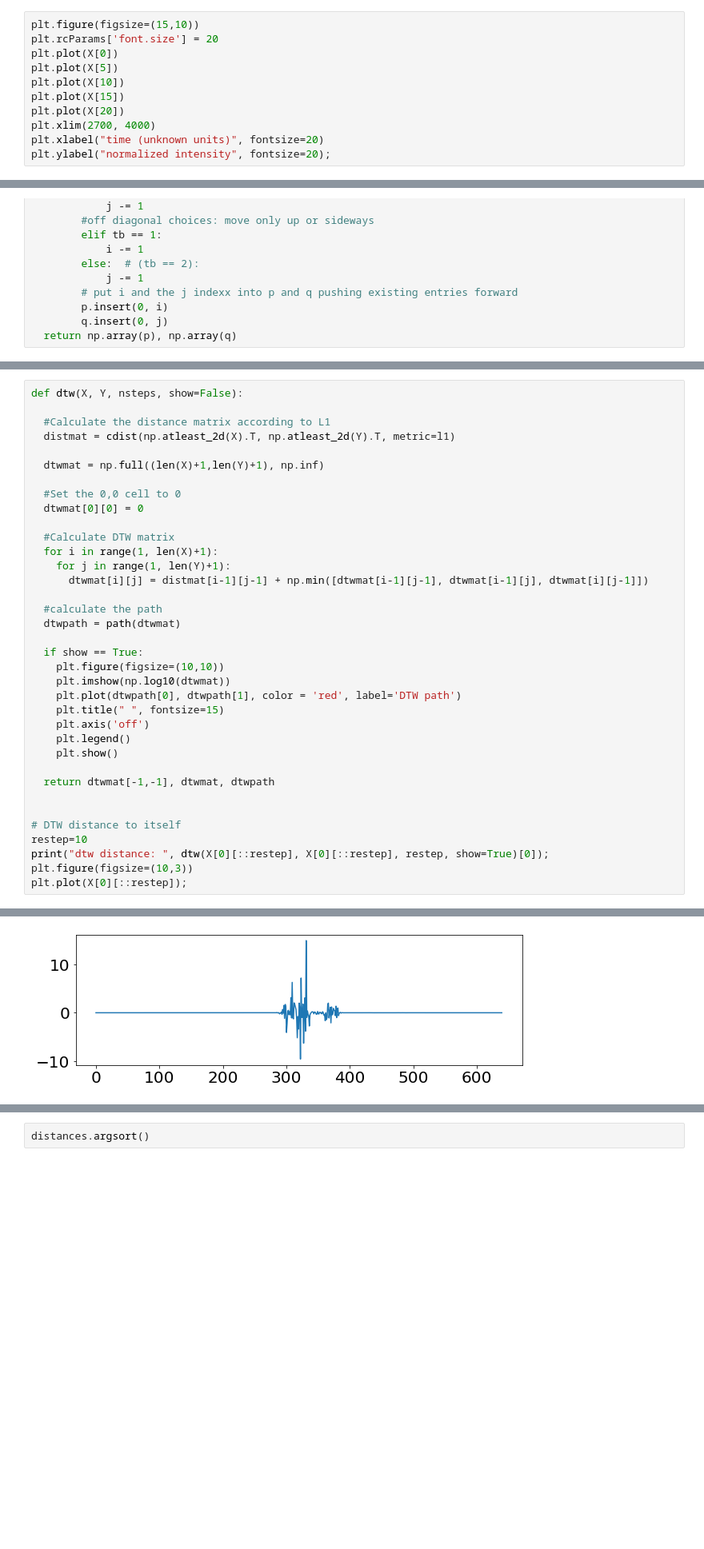
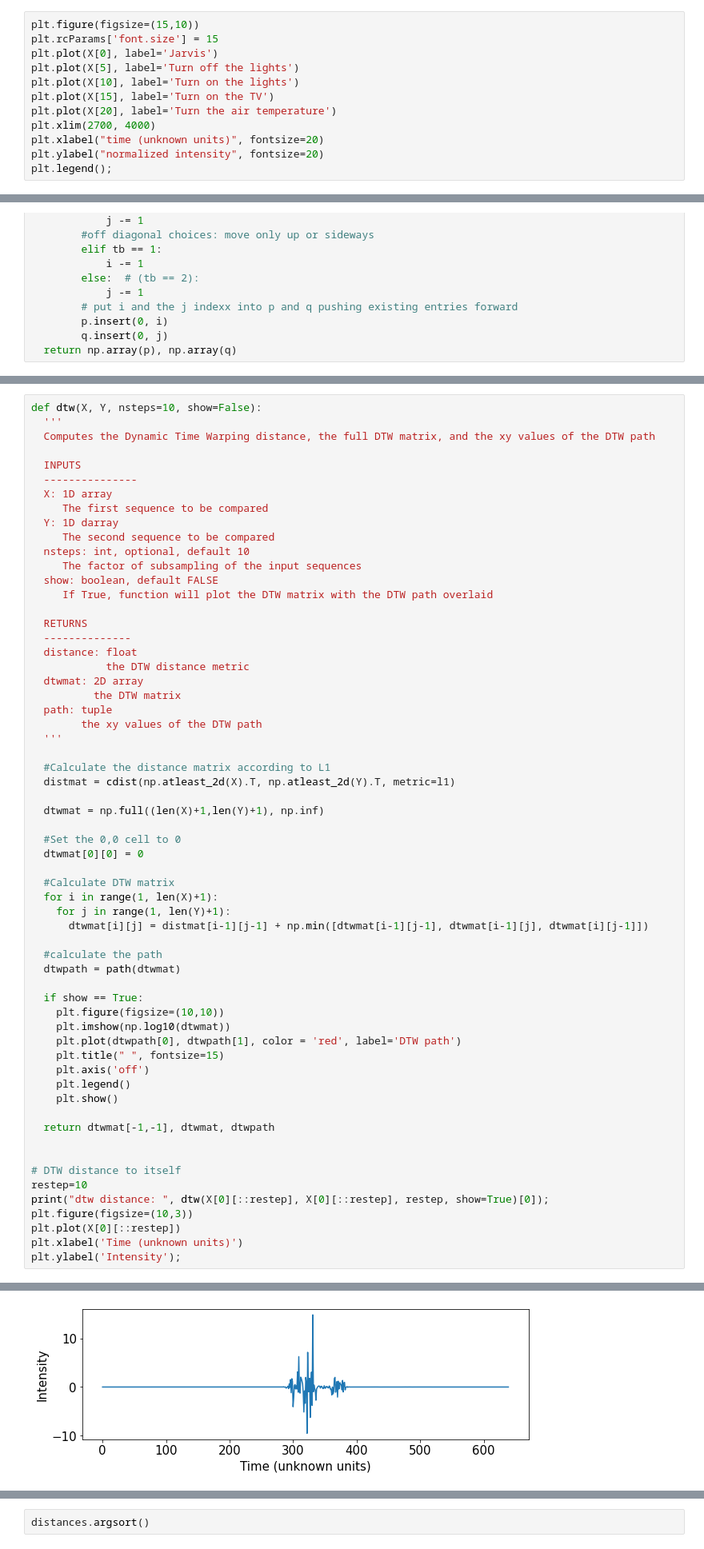
Before and after one commit to RileyWClarke/MLTSA_RCLARKE, a Jupyter notebook: HW7/mltsa_hw7_rclarke.ipynb, the cells around one changed output, grey strips where cells are left out. Shown at 80% size. Drawn from its saved outputs; the diff is of its cells as text; blank space fills up the shorter version.

```diff
--- a/HW7/mltsa_hw7_rclarke.ipynb
+++ b/HW7/mltsa_hw7_rclarke.ipynb
@@ -223,12 +228,13 @@ plt.ylabel("intensity", fontsize=20);
 # %%
 plt.figure(figsize=(15,10))
-plt.rcParams['font.size'] = 20
-plt.plot(X[0])
-plt.plot(X[5])
-plt.plot(X[10])
-plt.plot(X[15])
-plt.plot(X[20])
+plt.rcParams['font.size'] = 15
+plt.plot(X[0], label='Jarvis')
+plt.plot(X[5], label='Turn off the lights')
+plt.plot(X[10], label='Turn on the lights')
+plt.plot(X[15], label='Turn on the TV')
+plt.plot(X[20], label='Turn the air temperature')
 plt.xlim(2700, 4000)
 plt.xlabel("time (unknown units)", fontsize=20)
-plt.ylabel("normalized intensity", fontsize=20);
+plt.ylabel("normalized intensity", fontsize=20)
+plt.legend();
 # %% [output]
@@ -350,5 +372,28 @@ def path(DTWm):
 # %%
-def dtw(X, Y, nsteps, show=False):
+def dtw(X, Y, nsteps=10, show=False):
+  '''
+  Computes the Dynamic Time Warping distance, the full DTW matrix, and the xy values of the DTW path
+
+  INPUTS
+  ---------------
+  X: 1D array
+     The first sequence to be compared
+  Y: 1D darray
+     The second sequence to be compared
+  nsteps: int, optional, default 10
+     The factor of subsampling of the input sequences
+  show: boolean, default FALSE
+     If True, function will plot the DTW matrix with the DTW path overlaid
+
+  RETURNS
+  --------------
+  distance: float
+            the DTW distance metric
+  dtwmat: 2D array
+          the DTW matrix
+  path: tuple
+        the xy values of the DTW path
+  '''
 
   #Calculate the distance matrix according to L1
   distmat = cdist(np.atleast_2d(X).T, np.atleast_2d(Y).T, metric=l1)
@@ -382,5 +427,7 @@ def dtw(X, Y, nsteps, show=False):
 restep=10
 print("dtw distance: ", dtw(X[0][::restep], X[0][::restep], restep, show=True)[0]);
 plt.figure(figsize=(10,3))
-plt.plot(X[0][::restep]);
+plt.plot(X[0][::restep])
+plt.xlabel('Time (unknown units)')
+plt.ylabel('Intensity');
 # %% [output]
@@ -389 +437 @@ dtw distance:  0.0
-[figure, old version]
+[figure, new version]
```
Also changed, not shown: parts of 25 cells of this notebook.
